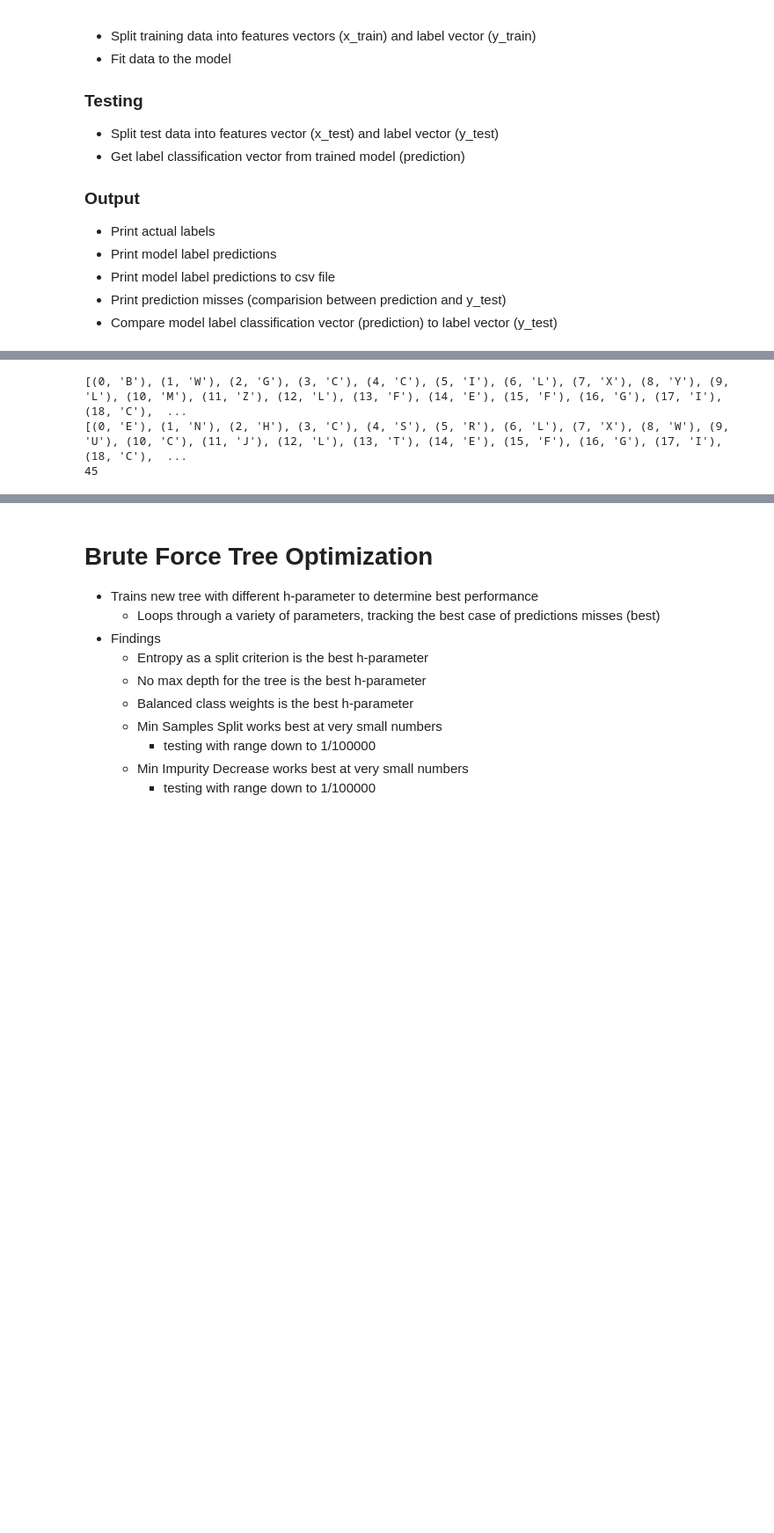
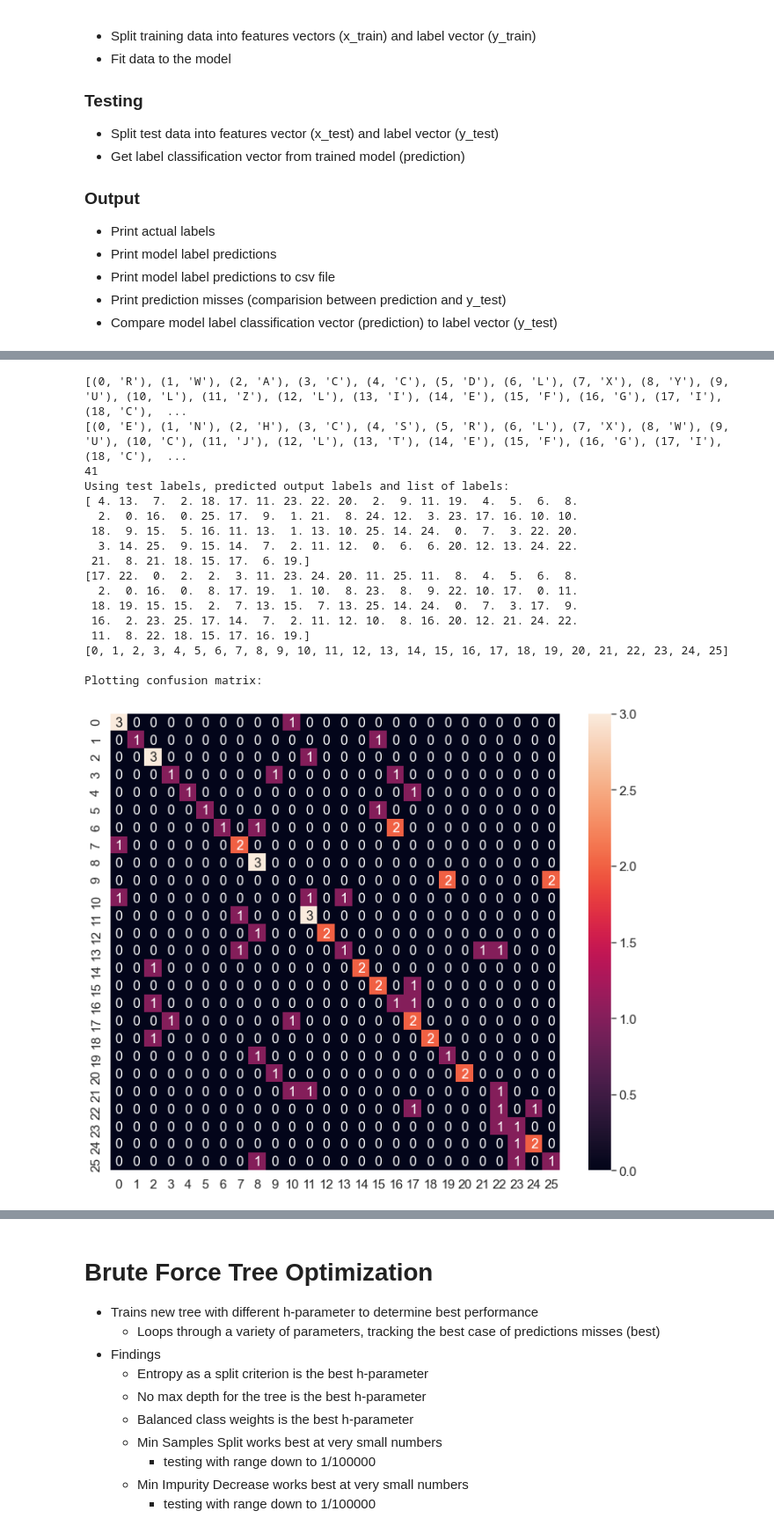
Before and after one commit to BryceHamilton/ML_Workbench, a Jupyter notebook: Assignment 1/MLbench.py.ipynb, the cells around one changed output, grey strips where cells are left out. Shown at 88% size. Cells and saved outputs as stored; diff of their text form; code cells hidden in the pictures; blank space fills up the shorter version.

```diff
--- a/Assignment 1/MLbench.py.ipynb
+++ b/Assignment 1/MLbench.py.ipynb
@@ -171,23 +284,60 @@ with open('GNB-DS2.csv', 'w', newline='') as csvfile:
 # %%
 # Base-DT-DS1
 x_train = train_data_1[ :, :-1]
 y_train = train_data_1[ :, -1]
 
 base_t.fit(x_train, y_train)
 
 x_test = labeled_test_data_1[ :, :-1]
 y_test = labeled_test_data_1[ :, -1]
 
 prediction = base_t.predict(x_test)
 print([(entry, data_1[prediction[entry]]) for entry in range(prediction.size)])
 print([(entry, data_1[y_test[entry]]) for entry in range(y_test.size)])
 print((y_test != prediction).sum())
 
 with open('Base-DT-DS1.csv', 'w', newline='') as csvfile:
     writer = csv.writer(csvfile)
     for entry in range(prediction.size):
         writer.writerow([entry, int(prediction[entry])])
+
+
+# the labels
+labels = list(data_1.keys())
+print("Using test labels, predicted output labels and list of labels:")
+print(y_test)
+print(prediction)
+print(labels)
+
+print("\n" + "Plotting confusion matrix:")
+#Plot confusion matrix: evaluates the quality of the output of the classifier
+array = confusion_matrix(y_test, prediction, labels)
+
+df_cm = pd.DataFrame(array, range(26), range(26))
+plt.figure(figsize=(12,10))
+sn.set(font_scale=1.4) # for label size
+sn.heatmap(df_cm, annot=True, annot_kws={"size": 16}) # font size
+
+plt.show()
+
+# show precision, recall, f1-score
+print(classification_report(y_test, prediction))
 # %% [output]
-[(0, 'B'), (1, 'W'), (2, 'G'), (3, 'C'), (4, 'C'), (5, 'I'), (6, 'L'), (7, 'X'), (8, 'Y'), (9, 'L'), (10, 'M'), (11, 'Z'), (12, 'L'), (13, 'F'), (14, 'E'), (15, 'F'), (16, 'G'), (17, 'I'), (18, 'C'),  ...
+[(0, 'R'), (1, 'W'), (2, 'A'), (3, 'C'), (4, 'C'), (5, 'D'), (6, 'L'), (7, 'X'), (8, 'Y'), (9, 'U'), (10, 'L'), (11, 'Z'), (12, 'L'), (13, 'I'), (14, 'E'), (15, 'F'), (16, 'G'), (17, 'I'), (18, 'C'),  ...
 [(0, 'E'), (1, 'N'), (2, 'H'), (3, 'C'), (4, 'S'), (5, 'R'), (6, 'L'), (7, 'X'), (8, 'W'), (9, 'U'), (10, 'C'), (11, 'J'), (12, 'L'), (13, 'T'), (14, 'E'), (15, 'F'), (16, 'G'), (17, 'I'), (18, 'C'),  ...
-45
+41
+Using test labels, predicted output labels and list of labels:
+[ 4. 13.  7.  2. 18. 17. 11. 23. 22. 20.  2.  9. 11. 19.  4.  5.  6.  8.
+  2.  0. 16.  0. 25. 17.  9.  1. 21.  8. 24. 12.  3. 23. 17. 16. 10. 10.
+ 18.  9. 15.  5. 16. 11. 13.  1. 13. 10. 25. 14. 24.  0.  7.  3. 22. 20.
+  3. 14. 25.  9. 15. 14.  7.  2. 11. 12.  0.  6.  6. 20. 12. 13. 24. 22.
+ 21.  8. 21. 18. 15. 17.  6. 19.]
+[17. 22.  0.  2.  2.  3. 11. 23. 24. 20. 11. 25. 11.  8.  4.  5.  6.  8.
+  2.  0. 16.  0.  8. 17. 19.  1. 10.  8. 23.  8.  9. 22. 10. 17.  0. 11.
+ 18. 19. 15. 15.  2.  7. 13. 15.  7. 13. 25. 14. 24.  0.  7.  3. 17.  9.
+ 16.  2. 23. 25. 17. 14.  7.  2. 11. 12. 10.  8. 16. 20. 12. 21. 24. 22.
+ 11.  8. 22. 18. 15. 17. 16. 19.]
+[0, 1, 2, 3, 4, 5, 6, 7, 8, 9, 10, 11, 12, 13, 14, 15, 16, 17, 18, 19, 20, 21, 22, 23, 24, 25]
+
+Plotting confusion matrix:
+[figure, added]
```
Also changed, not shown: parts of 11 cells of this notebook, 10 other files.
